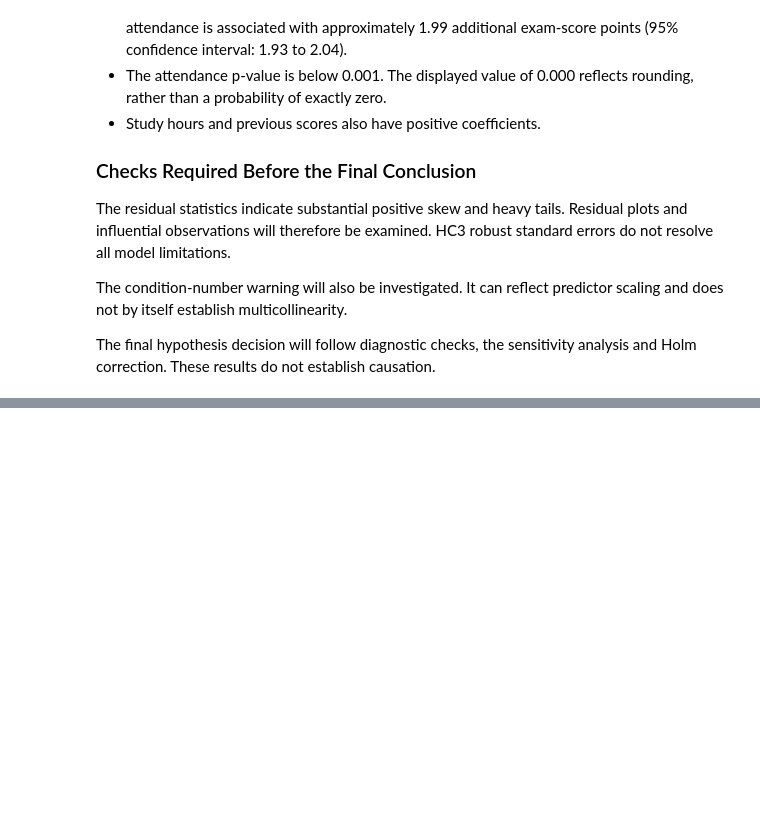
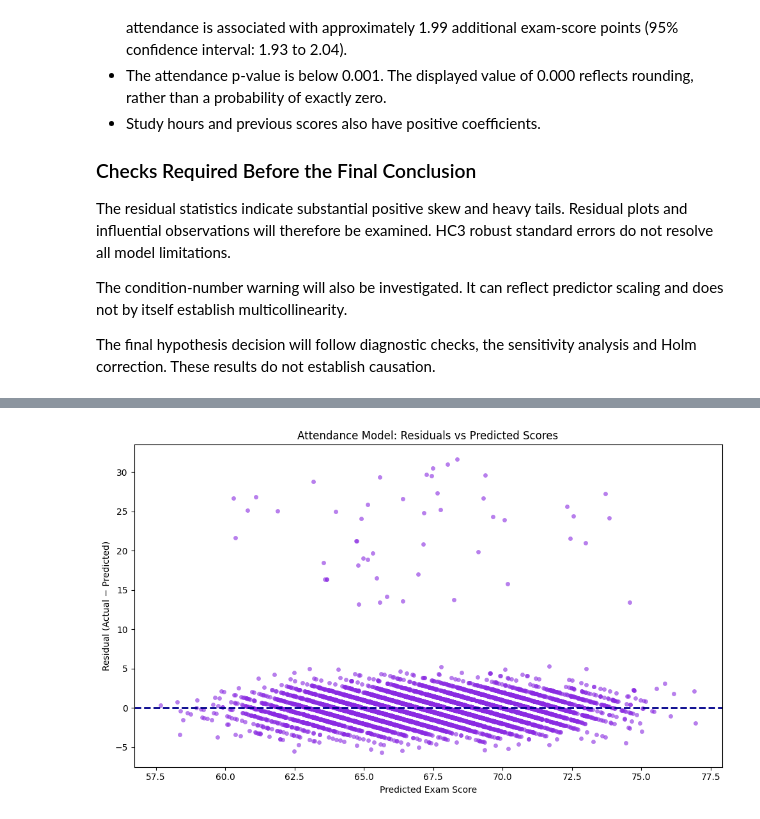
Before and after one commit to LieneRubule/student-performance-analysis, a Jupyter notebook: jupyter_notebooks/Student_Performance_Hypothesis_Testing.ipynb, the cells around one changed output, grey strips where cells are left out. Cells and saved outputs as stored; diff of their text form; code cells hidden in the pictures; blank space fills up the shorter version.

Commit message:
Add residual plot diagnostic for attendance model

```diff
--- a/jupyter_notebooks/Student_Performance_Hypothesis_Testing.ipynb
+++ b/jupyter_notebooks/Student_Performance_Hypothesis_Testing.ipynb
@@ -238,0 +251,34 @@ establish causation.
+# %%
+# Created with ChatGPT assistance for this project's analysis.
+# Reference: Seaborn scatterplot documentation
+# https://seaborn.pydata.org/generated/seaborn.scatterplot.html
+
+# Plot model residuals against predicted exam scores
+%matplotlib inline
+plt.figure(figsize=(10, 6))
+sns.scatterplot(
+    x=h1_model.fittedvalues,
+    y=h1_model.resid,
+    color="blueviolet",
+    alpha=0.6,
+    s=20,
+    edgecolor=None
+)
+
+# Add a reference line for zero prediction error
+plt.axhline(y=0, color="darkblue", linestyle="--", linewidth=2)
+
+# Add the title and axis labels
+plt.title("Attendance Model: Residuals vs Predicted Scores")
+plt.xlabel("Predicted Exam Score")
+plt.ylabel("Residual (Actual − Predicted)")
+plt.tight_layout()
+
+# Save and display the diagnostic chart
+plt.savefig(
+    "../visualisations/h1_residuals_vs_predicted.png",
+    dpi=300
+)
+plt.show()
+# %% [output]
+[figure, added]
```
Also changed, not shown: parts of 2 cells of this notebook, 1 other file.
